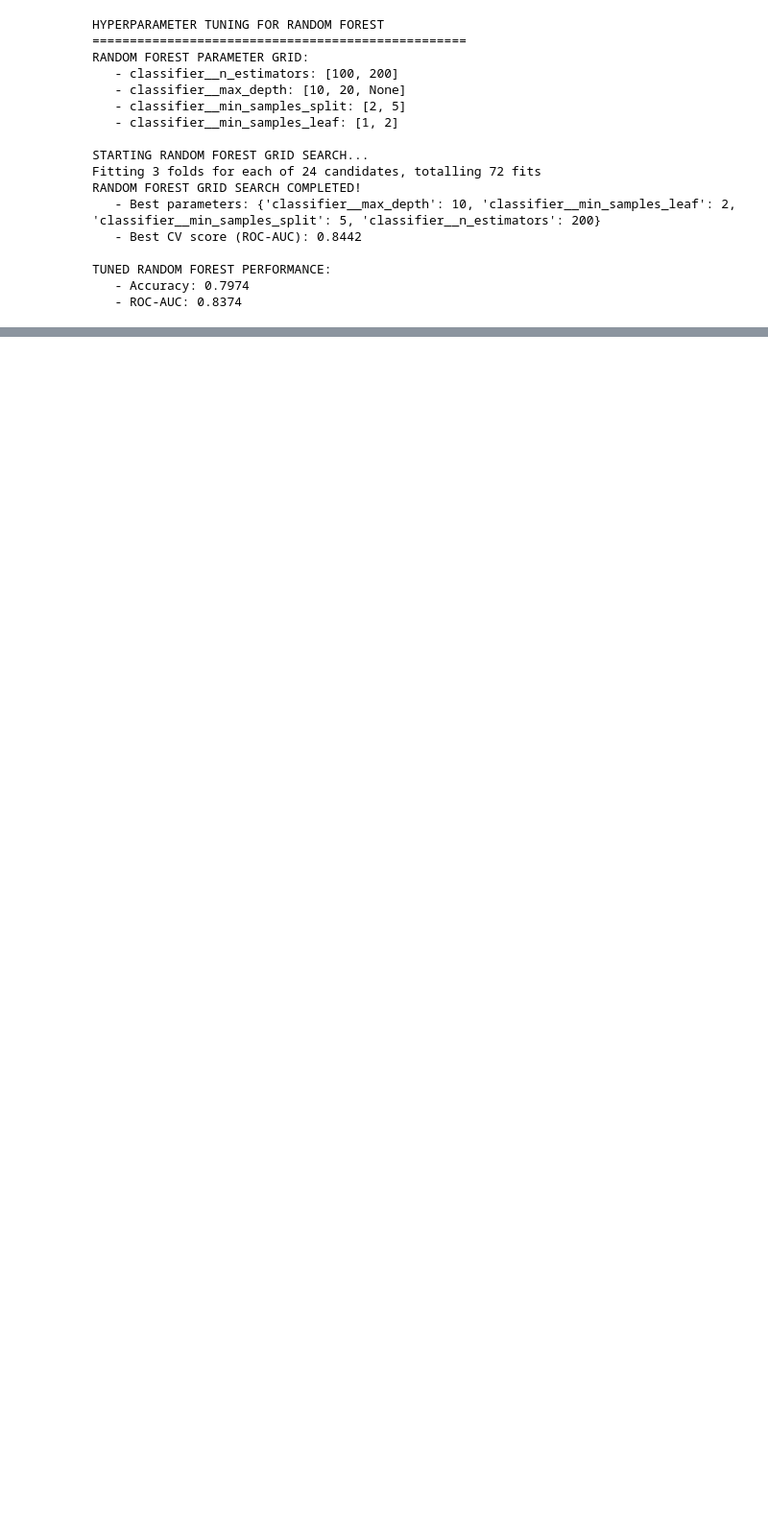
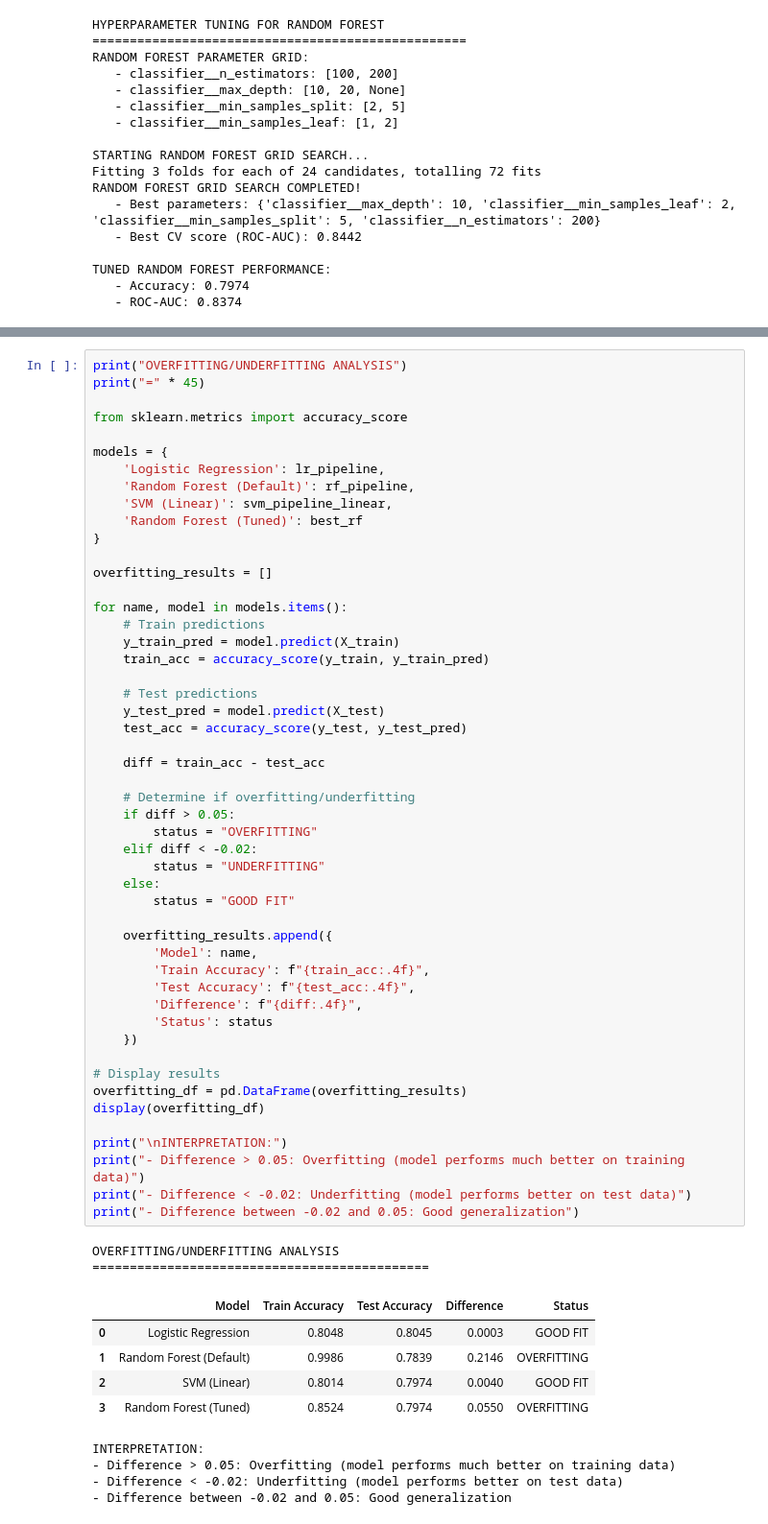
Before and after one commit to MariaImran2023/Telco-customer-churn, a Jupyter notebook: telco_churn_notebook.ipynb, the cells around one changed output, grey strips where cells are left out. Shown: that part at 96% size. Saved outputs shown, nothing was run; the diff lists cells and outputs as text; blank space fills up the shorter version.

```diff
--- a/telco_churn_notebook.ipynb
+++ b/telco_churn_notebook.ipynb
@@ -727 +884,63 @@ MODEL TYPE SUMMARY:
+# %%
+print("OVERFITTING/UNDERFITTING ANALYSIS")
+print("=" * 45)
+
+from sklearn.metrics import accuracy_score
+
+models = {
+    'Logistic Regression': lr_pipeline,
+    'Random Forest (Default)': rf_pipeline,
+    'SVM (Linear)': svm_pipeline_linear,
+    'Random Forest (Tuned)': best_rf
+}
+
+overfitting_results = []
+
+for name, model in models.items():
+    # Train predictions
+    y_train_pred = model.predict(X_train)
+    train_acc = accuracy_score(y_train, y_train_pred)
+
+    # Test predictions
+    y_test_pred = model.predict(X_test)
+    test_acc = accuracy_score(y_test, y_test_pred)
+
+    diff = train_acc - test_acc
+
+    # Determine if overfitting/underfitting
+    if diff > 0.05:
+        status = "OVERFITTING"
+    elif diff < -0.02:
+        status = "UNDERFITTING"
+    else:
+        status = "GOOD FIT"
+
+    overfitting_results.append({
+        'Model': name,
+        'Train Accuracy': f"{train_acc:.4f}",
+        'Test Accuracy': f"{test_acc:.4f}",
+        'Difference': f"{diff:.4f}",
+        'Status': status
+    })
+
+# Display results
+overfitting_df = pd.DataFrame(overfitting_results)
+display(overfitting_df)
+
+print("\nINTERPRETATION:")
+print("- Difference > 0.05: Overfitting (model performs much better on training data)")
+print("- Difference < -0.02: Underfitting (model performs better on test data)")
+print("- Difference between -0.02 and 0.05: Good generalization")
+# %% [output]
+OVERFITTING/UNDERFITTING ANALYSIS
+=============================================
+|  | Model | Train Accuracy | Test Accuracy | Difference | Status |
+| 0 | Logistic Regression | 0.8048 | 0.8045 | 0.0003 | GOOD FIT |
+| 1 | Random Forest (Default) | 0.9986 | 0.7839 | 0.2146 | OVERFITTING |
+| 2 | SVM (Linear) | 0.8014 | 0.7974 | 0.0040 | GOOD FIT |
+| 3 | Random Forest (Tuned) | 0.8524 | 0.7974 | 0.0550 | OVERFITTING |
+INTERPRETATION:
+- Difference > 0.05: Overfitting (model performs much better on training data)
+- Difference < -0.02: Underfitting (model performs better on test data)
+- Difference between -0.02 and 0.05: Good generalization
 # %%
```
Also changed, not shown: parts of 6 cells of this notebook, 2 other files.
